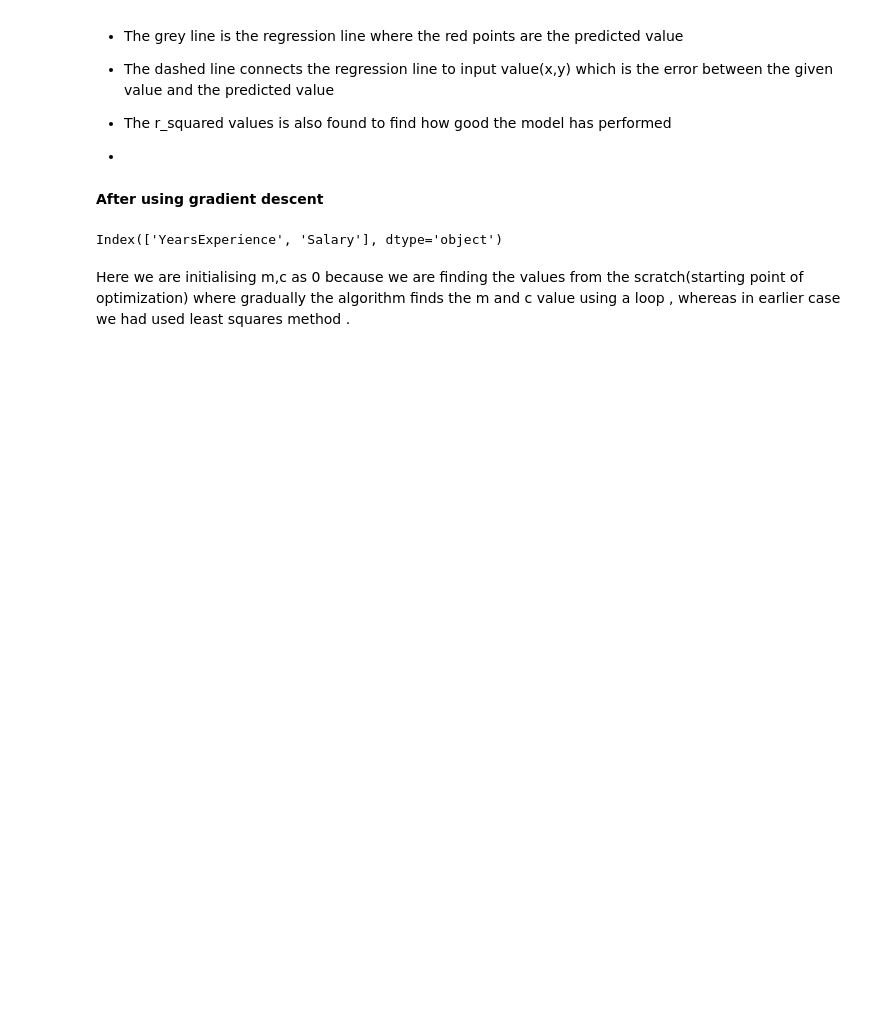
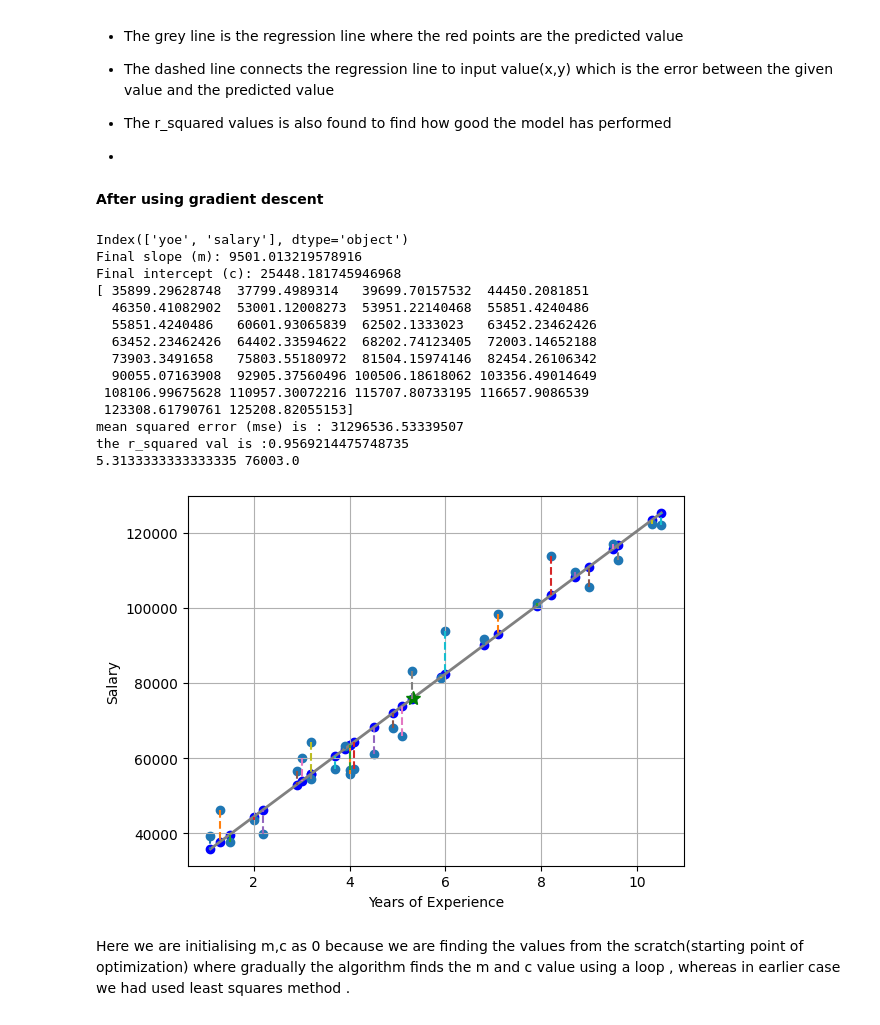
Before and after one commit to KARTHI3106/IEEE-RnD, a Jupyter notebook: linear_regression.ipynb, the cells around one changed output. Saved outputs shown, nothing was run; the diff lists cells and outputs as text; code cells hidden in the pictures; blank space fills up the shorter version.

```diff
--- a/linear_regression.ipynb
+++ b/linear_regression.ipynb
@@ -24,9 +24,9 @@ import pandas as pd
 # %%
 data = pd.read_csv('/content/sample_data/Salary_Data.csv')
 print(data.columns)
-x = data['YearsExperience'].values #years_of_experience
+x = data['yoe'].values #years_of_experience
 
-y = data['Salary'].values
+y = data['salary'].values
 
 xs = x.shape[0]
 xy = y.shape[0]
@@ -38,6 +38,13 @@ my = np.mean(y)
 
 m, c = np.polyfit(x, y, 1)  # Degree 1 for linear regression
 y_predicted = m*x+c
+
+print('slope and intercept is : ',m,c)
+
+mse = np.mean((y - y_predicted) ** 2)
+print(f'mean squared error (mse) is : {mse}')
+
+
 
 
 s1 = np.sum((y-y_predicted)**2)
@@ -53,9 +60,9 @@ plt.plot(mx,my,'g*',ms=10)
 
 
 
-plt.plot([x,x],[y,reg_line],ls='dashed')
+plt.plot([x,x],[y,y_predicted],ls='dashed')
 
-print(mx,my,'the mean of experince and salary')
+print(f'the mean of experince and salary {mx,my}')
 
 plt.scatter(x,y,marker='o')
 
@@ -96,9 +105,14 @@ The plot with the regression line (in landscape for clear view)
 # %% [markdown]
 **After using gradient descent**
 # %%
-ata = pd.read_csv('C\Salary_Data.csv')
+import matplotlib.pyplot as plt
+import numpy as np
+import pandas as pd
+
+
+data = pd.read_csv('/content/sample_data/Salary_Data.csv')
 print(data.columns)
-x = data['yoe'].values
+x = data['yoe'].values # if something doesn't work try changing column name
 
 y = data['salary'].values
 
@@ -137,6 +151,15 @@ print(f"Final intercept (c): {c}")
 y_predicted = m*x+c
 print(y_predicted)
 
+mse = np.mean((y - y_predicted) ** 2)
+print(f'mean squared error (mse) is : {mse}')
+
+
+s1 = np.sum((y-y_predicted)**2)
+s2 = np.sum((y-my)**2)
+r2 = 1-(s1/s2)
+print(f'the r_squared val is :{r2}')
+
 
 
 
@@ -144,34 +167,48 @@ print(y_predicted)
 
 
 
 
 
 
 
 
 plt.xlabel('Years of Experience')
 plt.ylabel('Salary')
 plt.scatter(x,y_predicted, color='blue')
 plt.plot(x,y_predicted,color = 'grey',linewidth='2')
 
 plt.plot(mx,my,'g*',ms=10)
 
 plt.grid(True)
 
 
 plt.plot([x,x],[y,y_predicted],ls='dashed')
 
 print(mx,my)
 
 plt.scatter(x,y,marker='o')
 
 
 
 
 
 plt.show()
 # %% [output]
-Index(['YearsExperience', 'Salary'], dtype='object')
+Index(['yoe', 'salary'], dtype='object')
+Final slope (m): 9501.013219578916
+Final intercept (c): 25448.181745946968
+[ 35899.29628748  37799.4989314   39699.70157532  44450.2081851
+  46350.41082902  53001.12008273  53951.22140468  55851.4240486
+  55851.4240486   60601.93065839  62502.1333023   63452.23462426
+  63452.23462426  64402.33594622  68202.74123405  72003.14652188
+  73903.3491658   75803.55180972  81504.15974146  82454.26106342
+  90055.07163908  92905.37560496 100506.18618062 103356.49014649
+ 108106.99675628 110957.30072216 115707.80733195 116657.9086539
+ 123308.61790761 125208.82055153]
+mean squared error (mse) is : 31296536.53339507
+the r_squared val is :0.9569214475748735
+5.3133333333333335 76003.0
+[figure, added]
 # %% [markdown]
 Here we are initialising m,c as 0 because we are finding the values from the scratch(starting point of optimization) where gradually the algorithm finds the m and c value using a loop ,
 whereas in earlier case we had used least squares method .
```
Also changed, not shown: parts of 1 cell of this notebook.
